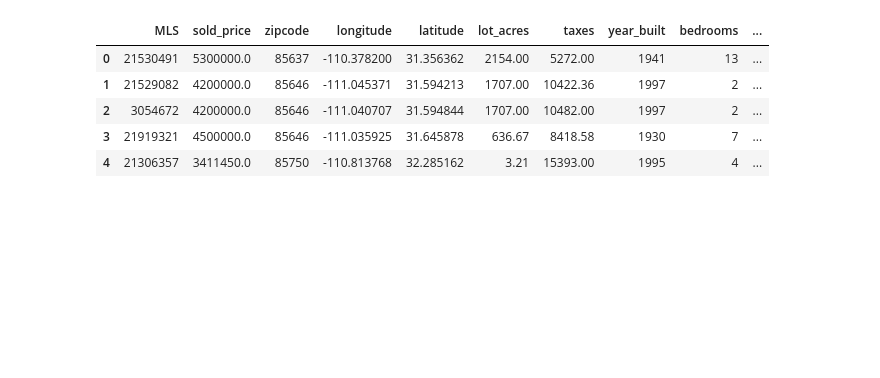
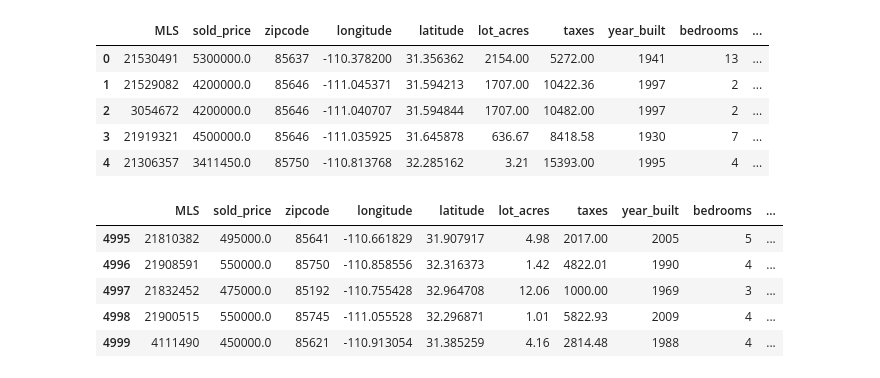
Before and after one commit to Jiji-96/Data-Cleaning-and-EDA, a Jupyter notebook: google_drive_data.ipynb, the cells around one changed output. Cells and saved outputs as stored; diff of their text form; code cells hidden in the pictures; blank space fills up the shorter version.

```diff
--- a/google_drive_data.ipynb
+++ b/google_drive_data.ipynb
@@ -39,3 +40,12 @@ df2.head(5)
 | 2 | 3054672 | 4200000.0 | 85646 | -111.040707 | 31.594844 | 1707.00 | 10482.00 | 1997 | 2 | ... |
 | 3 | 21919321 | 4500000.0 | 85646 | -111.035925 | 31.645878 | 636.67 | 8418.58 | 1930 | 7 | ... |
 | 4 | 21306357 | 3411450.0 | 85750 | -110.813768 | 32.285162 | 3.21 | 15393.00 | 1995 | 4 | ... |
+# %%
+df2.tail(5)  #printing the last five rows of the dataset
+# %% [output]
+|  | MLS | sold_price | zipcode | longitude | latitude | lot_acres | taxes | year_built | bedrooms | ... |
+| 4995 | 21810382 | 495000.0 | 85641 | -110.661829 | 31.907917 | 4.98 | 2017.00 | 2005 | 5 | ... |
+| 4996 | 21908591 | 550000.0 | 85750 | -110.858556 | 32.316373 | 1.42 | 4822.01 | 1990 | 4 | ... |
+| 4997 | 21832452 | 475000.0 | 85192 | -110.755428 | 32.964708 | 12.06 | 1000.00 | 1969 | 3 | ... |
+| 4998 | 21900515 | 550000.0 | 85745 | -111.055528 | 32.296871 | 1.01 | 5822.93 | 2009 | 4 | ... |
+| 4999 | 4111490 | 450000.0 | 85621 | -110.913054 | 31.385259 | 4.16 | 2814.48 | 1988 | 4 | ... |
```
Also changed, not shown: parts of 5 cells of this notebook.
